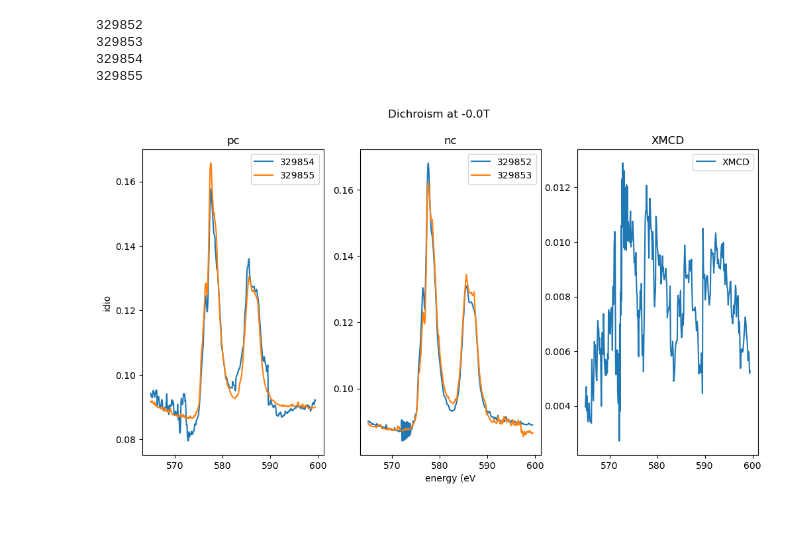
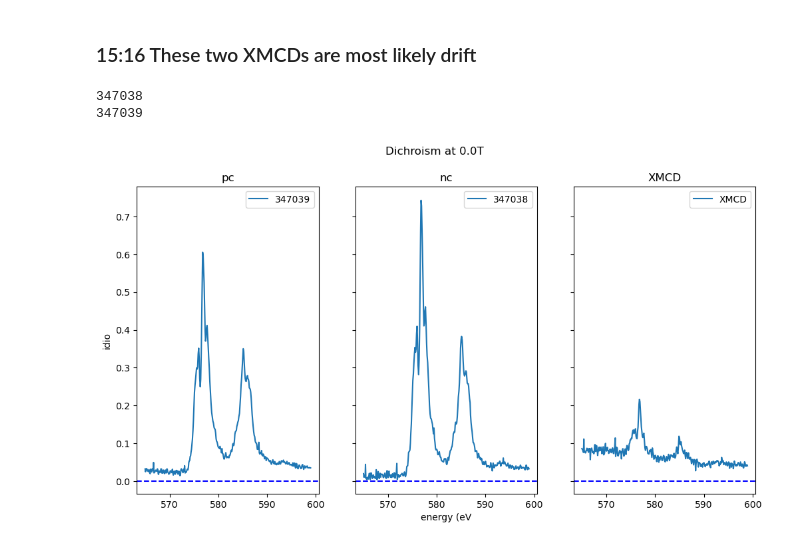
Before and after one commit to FWKCarlisle/PhD-Codes, a Jupyter notebook: Diamond_CrCl3_jan2025/Code/Beamtime_2025_code.ipynb, the cells around one changed output. Saved outputs shown, nothing was run; the diff lists cells and outputs as text; code cells hidden in the pictures; blank space fills up the shorter version.

```diff
--- a/Diamond_CrCl3_jan2025/Code/Beamtime_2025_code.ipynb
+++ b/Diamond_CrCl3_jan2025/Code/Beamtime_2025_code.ipynb
@@ -133,10 +170 @@ print("ALL GOOD HERE BOSS")
 ALL GOOD HERE BOSS
-# %%
-def prelimenary_code(directory_path, ﬁle_preﬁx, XAS_ﬁle_set,sensor):
-    XMCD = XMCD_data_analysis()
-    XMCD.init()
-    XMCD.load_spectra(directory_path, ﬁle_preﬁx, XAS_ﬁle_set,sensor)
-    return XMCD
-
-directory_path = r"test_data\\"
-ﬁle_preﬁx = "i06-1-"
@@ -165,14 +290,13 @@ NeXusError: 'C:\Users\ppxfc1\OneDrive - The University of Nottingham\Desktop\PhD
+# %% [markdown]
+### 15:16 These two XMCDs are most likely drift
 # %%
 
 sensor = "TEY"
-XMCD_ﬁle_Set = (329852,329853,329854,329855)
-XMCD = XMCD_data_analysis()
-XMCD.init()
-XMCD.load_spectra(directory_path, ﬁle_preﬁx, XMCD_ﬁle_Set,sensor)
+directory_path = r"FILES/HOPG1/jan_29_XMCD/"
+XMCD_ﬁle_Set = (347038,347039)
+XMCD = prelimenary_code(directory_path, ﬁle_preﬁx, XMCD_ﬁle_Set,sensor)
 energy,dichroism = XMCD.Dichroism(XMCD_ﬁle_Set)
 # %% [output]
-329852
-329853
-329854
-329855
+347038
+347039
-[figure, old version]
+[figure, new version]
```
Also changed, not shown: parts of 26 cells of this notebook.
